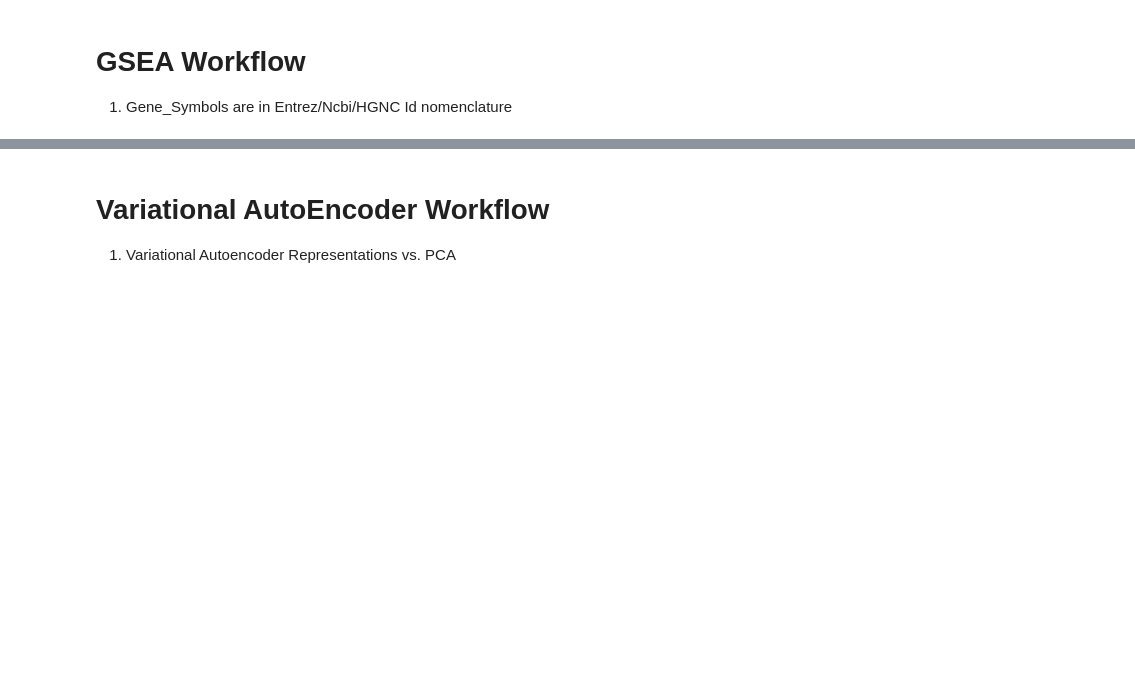
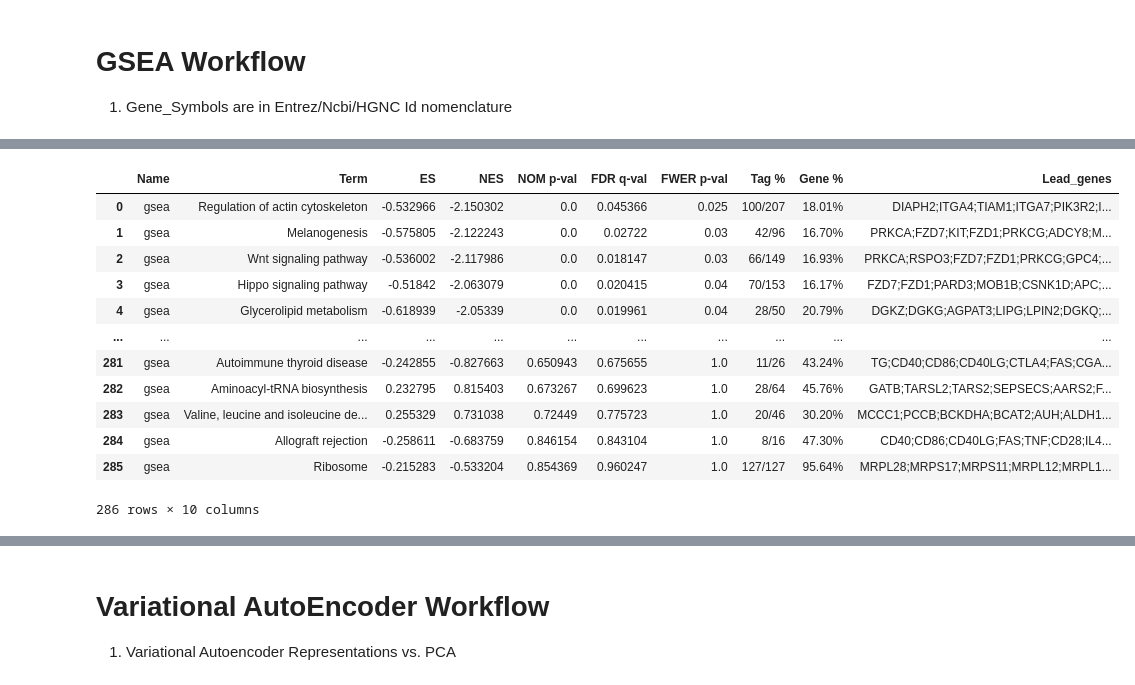
Before and after one commit to alexjimenez99/GSEA_RNAseq, a Jupyter notebook: SCANPY_RNAseq_Aging.ipynb, the cells around one changed output, grey strips where cells are left out. Saved outputs shown, nothing was run; the diff lists cells and outputs as text; code cells hidden in the pictures; blank space fills up the shorter version.

```diff
--- a/SCANPY_RNAseq_Aging.ipynb
+++ b/SCANPY_RNAseq_Aging.ipynb
@@ -232,0 +229,16 @@ plot_hmaps()
+# %%
+enrichment_objects['KEGG'].res2d
+# %% [output]
+|  | Name | Term | ES | NES | NOM p-val | FDR q-val | FWER p-val | Tag % | Gene % | Lead_genes |
+| 0 | gsea | Regulation of actin cytoskeleton | -0.532966 | -2.150302 | 0.0 | 0.045366 | 0.025 | 100/207 | 18.01% | DIAPH2;ITGA4;TIAM1;ITGA7;PIK3R2;I... |
+| 1 | gsea | Melanogenesis | -0.575805 | -2.122243 | 0.0 | 0.02722 | 0.03 | 42/96 | 16.70% | PRKCA;FZD7;KIT;FZD1;PRKCG;ADCY8;M... |
+| 2 | gsea | Wnt signaling pathway | -0.536002 | -2.117986 | 0.0 | 0.018147 | 0.03 | 66/149 | 16.93% | PRKCA;RSPO3;FZD7;FZD1;PRKCG;GPC4;... |
+| 3 | gsea | Hippo signaling pathway | -0.51842 | -2.063079 | 0.0 | 0.020415 | 0.04 | 70/153 | 16.17% | FZD7;FZD1;PARD3;MOB1B;CSNK1D;APC;... |
+| 4 | gsea | Glycerolipid metabolism | -0.618939 | -2.05339 | 0.0 | 0.019961 | 0.04 | 28/50 | 20.79% | DGKZ;DGKG;AGPAT3;LIPG;LPIN2;DGKQ;... |
+| ... | ... | ... | ... | ... | ... | ... | ... | ... | ... | ... |
+| 281 | gsea | Autoimmune thyroid disease | -0.242855 | -0.827663 | 0.650943 | 0.675655 | 1.0 | 11/26 | 43.24% | TG;CD40;CD86;CD40LG;CTLA4;FAS;CGA... |
+| 282 | gsea | Aminoacyl-tRNA biosynthesis | 0.232795 | 0.815403 | 0.673267 | 0.699623 | 1.0 | 28/64 | 45.76% | GATB;TARSL2;TARS2;SEPSECS;AARS2;F... |
+| 283 | gsea | Valine, leucine and isoleucine de... | 0.255329 | 0.731038 | 0.72449 | 0.775723 | 1.0 | 20/46 | 30.20% | MCCC1;PCCB;BCKDHA;BCAT2;AUH;ALDH1... |
+| 284 | gsea | Allograft rejection | -0.258611 | -0.683759 | 0.846154 | 0.843104 | 1.0 | 8/16 | 47.30% | CD40;CD86;CD40LG;FAS;TNF;CD28;IL4... |
+| 285 | gsea | Ribosome | -0.215283 | -0.533204 | 0.854369 | 0.960247 | 1.0 | 127/127 | 95.64% | MRPL28;MRPS17;MRPS11;MRPL12;MRPL1... |
+286 rows × 10 columns
```
Also changed, not shown: parts of 12 cells of this notebook.
